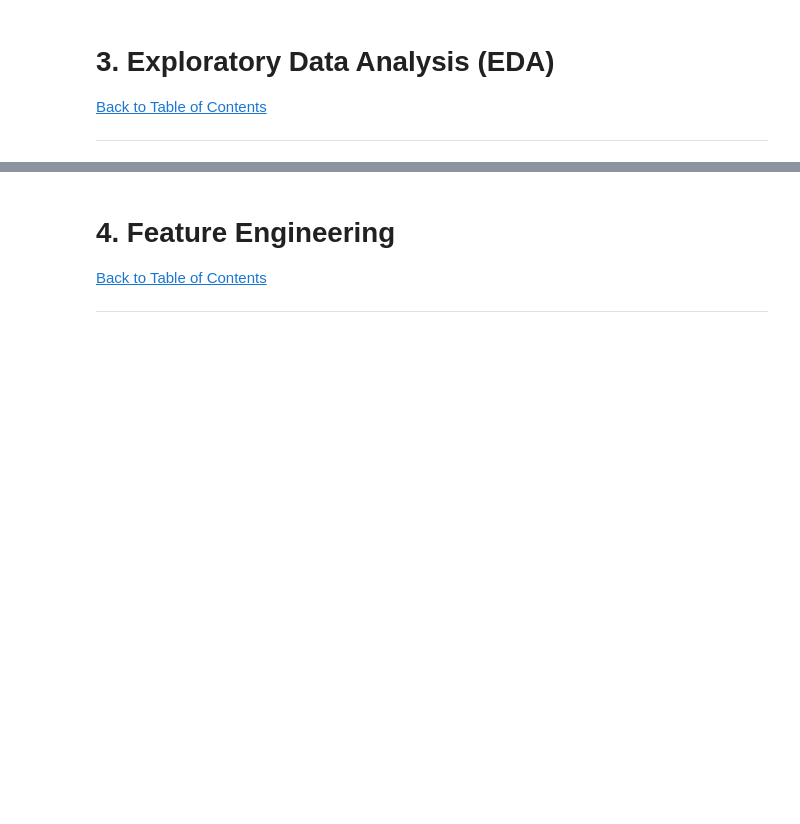
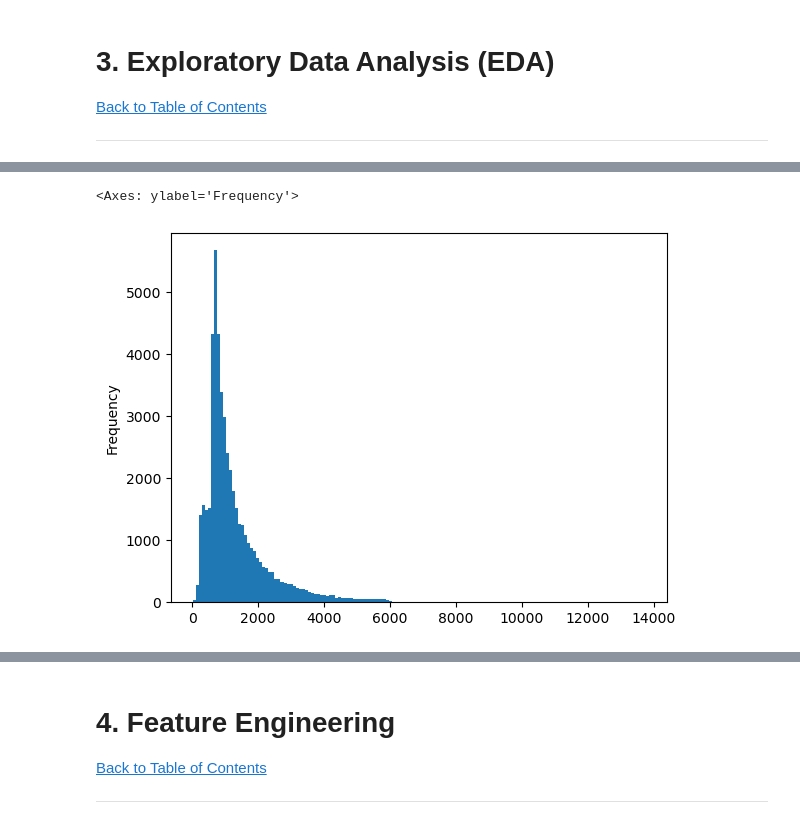
Before and after one commit to AneleMaphalala/IMDB-Sentiment-Analysis, a Jupyter notebook: imdb_sentiment_analysis.ipynb, the cells around one changed output, grey strips where cells are left out. Saved outputs shown, nothing was run; the diff lists cells and outputs as text; code cells hidden in the pictures; blank space fills up the shorter version.

```diff
--- a/imdb_sentiment_analysis.ipynb
+++ b/imdb_sentiment_analysis.ipynb
@@ -62,0 +123,2 @@ imdb = pd.read_csv("IMDB Dataset.csv")
+# %%
+imdb['length'] = imdb['review'].apply(len)
@@ -62,0 +138,5 @@ imdb = pd.read_csv("IMDB Dataset.csv")
+# %%
+imdb['length'].plot.hist(bins=150)
+# %% [output]
+<Axes: ylabel='Frequency'>
+[figure, added]
```
Also changed, not shown: parts of 18 cells of this notebook.
